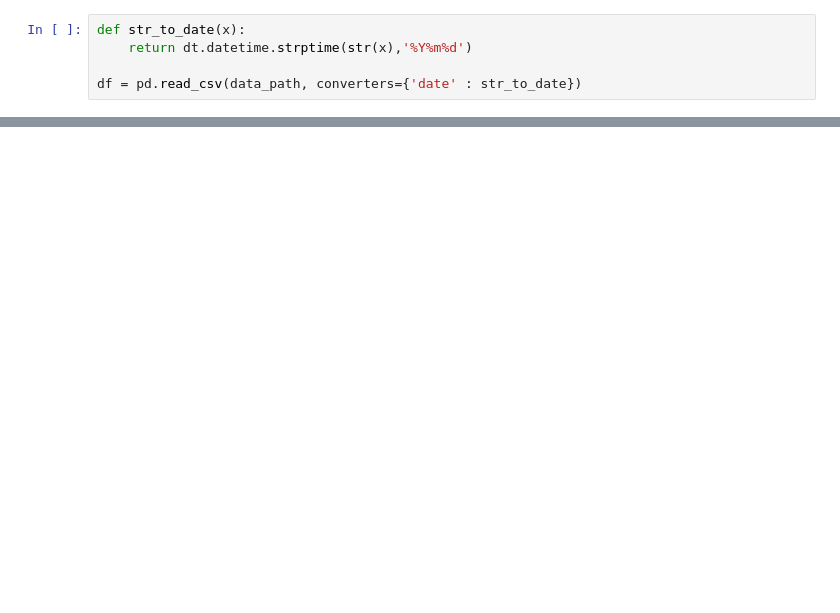
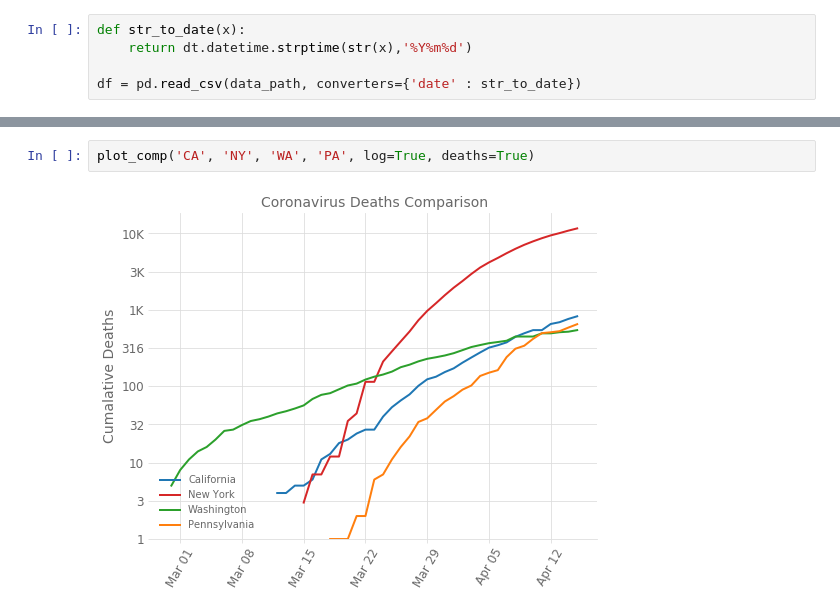
Before and after one commit to iuqiddis/covid-19, a Jupyter notebook: covid.ipynb, the cells around one changed output, grey strips where cells are left out. Drawn from its saved outputs; the diff is of its cells as text; blank space fills up the shorter version.

```diff
--- a/covid.ipynb
+++ b/covid.ipynb
@@ -191 +253,5 @@ two  = ['CA', 'NY']
+# %%
+plot_comp('CA', 'NY', 'WA', 'PA', log=True, deaths=True)
+# %% [output]
+[figure, added]
 # %%
```
Also changed, not shown: parts of 22 cells of this notebook, 4 other files.
